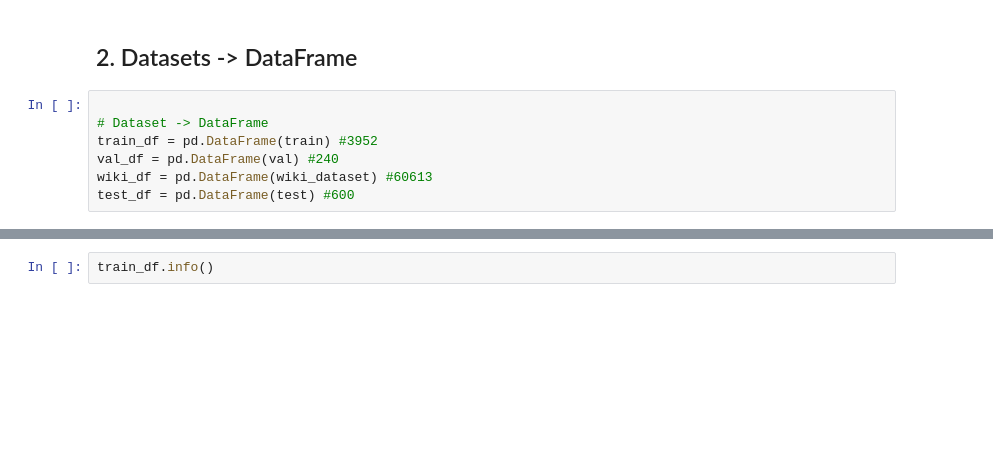
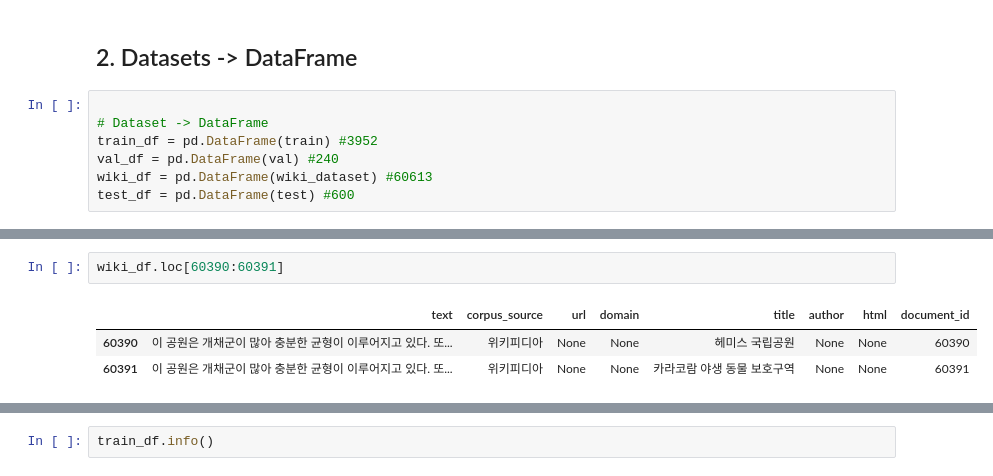
Before and after one commit to chaeyeongg/ODQA, a Jupyter notebook: src/odqa/EDA.ipynb, the cells around one changed output, grey strips where cells are left out. Drawn from its saved outputs; the diff is of its cells as text; blank space fills up the shorter version.

```diff
--- a/baseline/EDA.ipynb
+++ b/src/odqa/EDA.ipynb
@@ -45,0 +70,6 @@ train_df.head()
+# %%
+wiki_df.loc[60390:60391]
+# %% [output]
+|  | text | corpus_source | url | domain | title | author | html | document_id |
+| 60390 | 이 공원은 개채군이 많아 충분한 균형이 이루어지고 있다. 또... | 위키피디아 | None | None | 헤미스 국립공원 | None | None | 60390 |
+| 60391 | 이 공원은 개채군이 많아 충분한 균형이 이루어지고 있다. 또... | 위키피디아 | None | None | 카라코람 야생 동물 보호구역 | None | None | 60391 |
```
Also changed, not shown: parts of 13 cells of this notebook, 24 other files.
